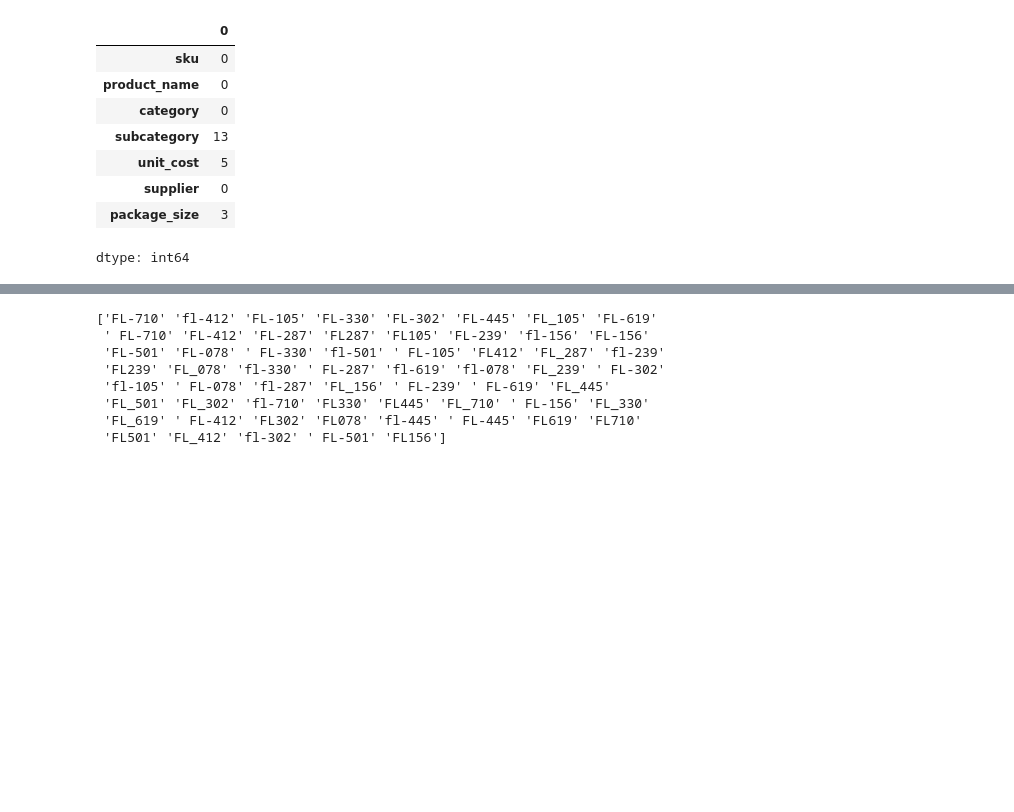
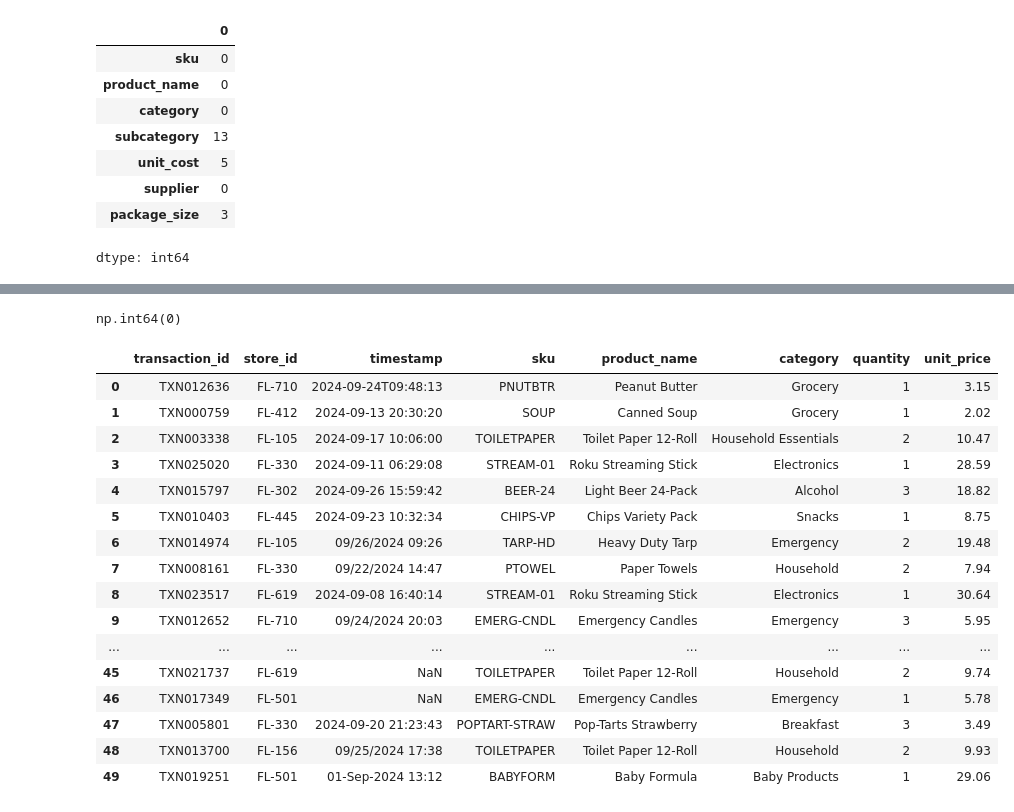
Before and after one commit to Fespinoza1477/walmart-hurricane-project, a Jupyter notebook: Notebooks/Team_Notebook.ipynb, the cells around one changed output, grey strips where cells are left out. Cells and saved outputs as stored; diff of their text form; code cells hidden in the pictures; blank space fills up the shorter version.

```diff
--- a/Notebooks/Team_Notebook.ipynb
+++ b/Notebooks/Team_Notebook.ipynb
@@ -315,14 +314,27 @@ trans.isna().sum()
 | quantity | 0 |
 | unit_price | 0 |
 dtype: int64
-# %%
-print(trans["store_id"].unique())
-# %% [output]
-['FL-710' 'fl-412' 'FL-105' 'FL-330' 'FL-302' 'FL-445' 'FL_105' 'FL-619'
- ' FL-710' 'FL-412' 'FL-287' 'FL287' 'FL105' 'FL-239' 'fl-156' 'FL-156'
- 'FL-501' 'FL-078' ' FL-330' 'fl-501' ' FL-105' 'FL412' 'FL_287' 'fl-239'
- 'FL239' 'FL_078' 'fl-330' ' FL-287' 'fl-619' 'fl-078' 'FL_239' ' FL-302'
- 'fl-105' ' FL-078' 'fl-287' 'FL_156' ' FL-239' ' FL-619' 'FL_445'
- 'FL_501' 'FL_302' 'fl-710' 'FL330' 'FL445' 'FL_710' ' FL-156' 'FL_330'
- 'FL_619' ' FL-412' 'FL302' 'FL078' 'fl-445' ' FL-445' 'FL619' 'FL710'
- 'FL501' 'FL_412' 'fl-302' ' FL-501' 'FL156']
+# %%
+trans["transaction_id"].duplicated().sum()
+# %% [output]
+np.int64(0)
+# %%
+trans.head(50)
+# %% [output]
+|  | transaction_id | store_id | timestamp | sku | product_name | category | quantity | unit_price |
+| 0 | TXN012636 | FL-710 | 2024-09-24T09:48:13 | PNUTBTR | Peanut Butter | Grocery | 1 | 3.15 |
+| 1 | TXN000759 | FL-412 | 2024-09-13 20:30:20 | SOUP | Canned Soup | Grocery | 1 | 2.02 |
+| 2 | TXN003338 | FL-105 | 2024-09-17 10:06:00 | TOILETPAPER | Toilet Paper 12-Roll | Household Essentials | 2 | 10.47 |
+| 3 | TXN025020 | FL-330 | 2024-09-11 06:29:08 | STREAM-01 | Roku Streaming Stick | Electronics | 1 | 28.59 |
+| 4 | TXN015797 | FL-302 | 2024-09-26 15:59:42 | BEER-24 | Light Beer 24-Pack | Alcohol | 3 | 18.82 |
+| 5 | TXN010403 | FL-445 | 2024-09-23 10:32:34 | CHIPS-VP | Chips Variety Pack | Snacks | 1 | 8.75 |
+| 6 | TXN014974 | FL-105 | 09/26/2024 09:26 | TARP-HD | Heavy Duty Tarp | Emergency | 2 | 19.48 |
+| 7 | TXN008161 | FL-330 | 09/22/2024 14:47 | PTOWEL | Paper Towels | Household | 2 | 7.94 |
+| 8 | TXN023517 | FL-619 | 2024-09-08 16:40:14 | STREAM-01 | Roku Streaming Stick | Electronics | 1 | 30.64 |
+| 9 | TXN012652 | FL-710 | 09/24/2024 20:03 | EMERG-CNDL | Emergency Candles | Emergency | 3 | 5.95 |
+| ... | ... | ... | ... | ... | ... | ... | ... | ... |
+| 45 | TXN021737 | FL-619 | NaN | TOILETPAPER | Toilet Paper 12-Roll | Household | 2 | 9.74 |
+| 46 | TXN017349 | FL-501 | NaN | EMERG-CNDL | Emergency Candles | Emergency | 1 | 5.78 |
+| 47 | TXN005801 | FL-330 | 2024-09-20 21:23:43 | POPTART-STRAW | Pop-Tarts Strawberry | Breakfast | 3 | 3.49 |
+| 48 | TXN013700 | FL-156 | 09/25/2024 17:38 | TOILETPAPER | Toilet Paper 12-Roll | Household | 2 | 9.93 |
+| 49 | TXN019251 | FL-501 | 01-Sep-2024 13:12 | BABYFORM | Baby Formula | Baby Products | 1 | 29.06 |
```
Also changed, not shown: parts of 4 cells of this notebook.
